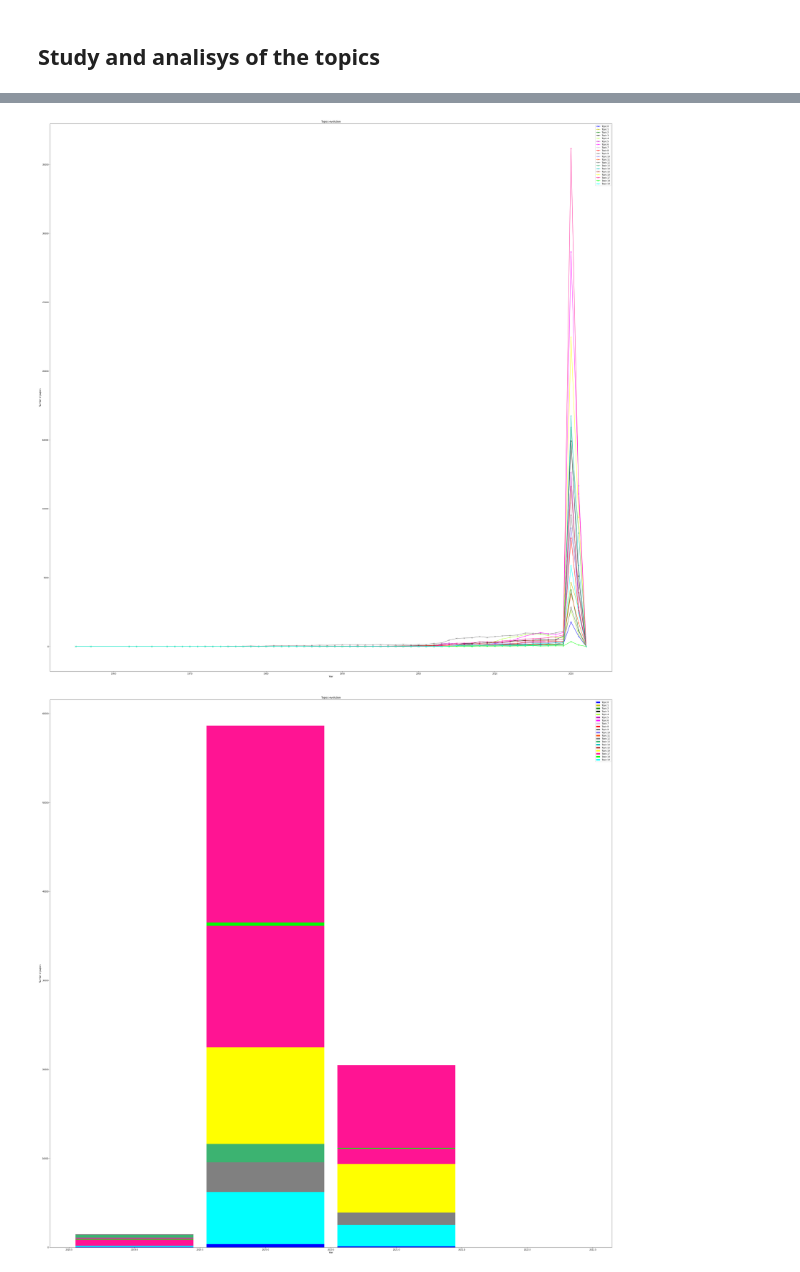
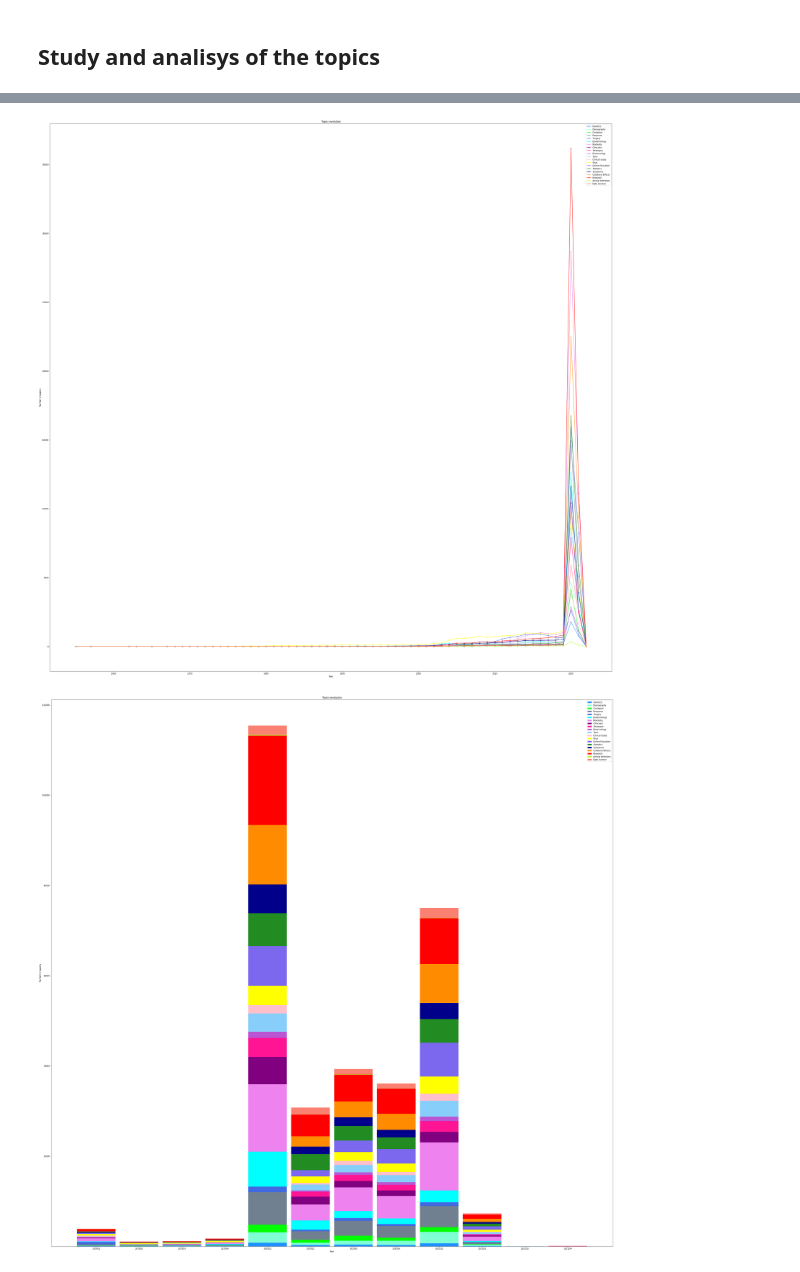
Before and after one commit to hl0d0w1g/CORD-19-NLP, a Jupyter notebook: CORD19_NLP.ipynb, the cells around one changed output, grey strips where cells are left out. Cells and saved outputs as stored; diff of their text form; code cells hidden in the pictures.

Commit message:
Bar charts fixed

```diff
--- a/CORD19_NLP.ipynb
+++ b/CORD19_NLP.ipynb
@@ -983,6 +1060,5 @@ n_topics
 # %%
-labels = [float(e) for e in list(set(metadata_df['publish_time'].dt.year.astype(str).tolist()))]
-labels.sort()
+labels = list(set(metadata_df['publish_time'].dt.year.tolist()))
 
 topic_count = []
 
@@ -998,9 +1074,9 @@ fig, ax = plt.subplots(figsize=(50,50))
 
 for i, c in zip(range(n_topics), colours):
     if i == 0:
-        ax.bar(labels, topic_count[i], width, label='Topic {}'.format(i), color=c)
+        ax.bar(labels, topic_count[i], width, label=names[i], color=c)
     else:
-        ax.bar(labels, topic_count[i], width, bottom=topic_count[i - 1], label='Topic {}'.format(i), color=c)
+        ax.bar(labels, topic_count[i], width, bottom=[sum(x) for x in zip(*topic_count[:i])], label=names[i], color=c)
 
 ax.set_ylabel('Number of papers')
 ax.set_xlabel('Year')
@@ -1033,8 +1089,8 @@ plt.show()
 # %%
 fig = plt.figure(figsize=(50,50))
 
-for i, c in zip(range(n_topics), sampled_colours):
-    plt.plot(labels, topic_count[i], label='Topic {}'.format(i), color=c, marker='x')
+for i, c in zip(range(n_topics), colours):
+    plt.plot(labels, topic_count[i], label=names[i], color=c, marker='x')
 
 plt.ylabel('Number of papers')
 plt.xlabel('Year')
@@ -1043,38 +1099,37 @@ plt.legend()
 
 plt.show()
 # %% [output]
-[figure, old version]
+[figure, new version]
 # %%
 metadata_df_aux = metadata_df.loc[metadata_df['publish_time'].dt.year >= 2019]
-labels = [float(e) for e in list(set(metadata_df_aux['publish_time'].dt.year.astype(str).tolist()))]
-labels.sort()
+labels = [str(y) + q for y in range(2019, 2022) for q in ['Q1', 'Q2', 'Q3', 'Q4']]
 
 topic_count = []
 
 for i in tqdm(range(n_topics)):
     count_ls = []
     for l in labels:
-        count_ls.append(len(metadata_df_aux.loc[(metadata_df_aux['max_topic_id'] == i) & (metadata_df_aux['publish_time'].dt.year == l[0]) & (metadata_df_aux['publish_time'].dt.month == l[1])]))
+        count_ls.append(len(metadata_df_aux.loc[(metadata_df_aux['max_topic_id'] == i) & (metadata_df_aux['publish_time'].dt.to_period('Q').astype(str) == l)]))
     topic_count.append(count_ls)
 # %%
 width = 0.9      # the width of the bars: can also be len(x) sequence
 
 fig, ax = plt.subplots(figsize=(50,50))
 
-for i, c in zip(range(n_topics), sampled_colours):
+for i, c in zip(range(n_topics), colours):
     if i == 0:
-        ax.bar(labels, topic_count[i], width, label='Topic {}'.format(i), color=c)
+        ax.bar(labels, topic_count[i], width, label=names[i], color=c)
     else:
-        ax.bar(labels, topic_count[i], width, bottom=topic_count[i - 1], label='Topic {}'.format(i), color=c)
+        ax.bar(labels, topic_count[i], width, bottom=[sum(x) for x in zip(*topic_count[:i])], label=names[i], color=c)
 
 ax.set_ylabel('Number of papers')
 ax.set_xlabel('Year')
 ax.set_title('Topics evolution')
 ax.legend()
 
 plt.show()
 # %% [output]
-[figure, old version]
+[figure, new version]
 # %%
 fig = plt.figure(figsize=(50,50))
 
```
Also changed, not shown: parts of 17 cells of this notebook.
